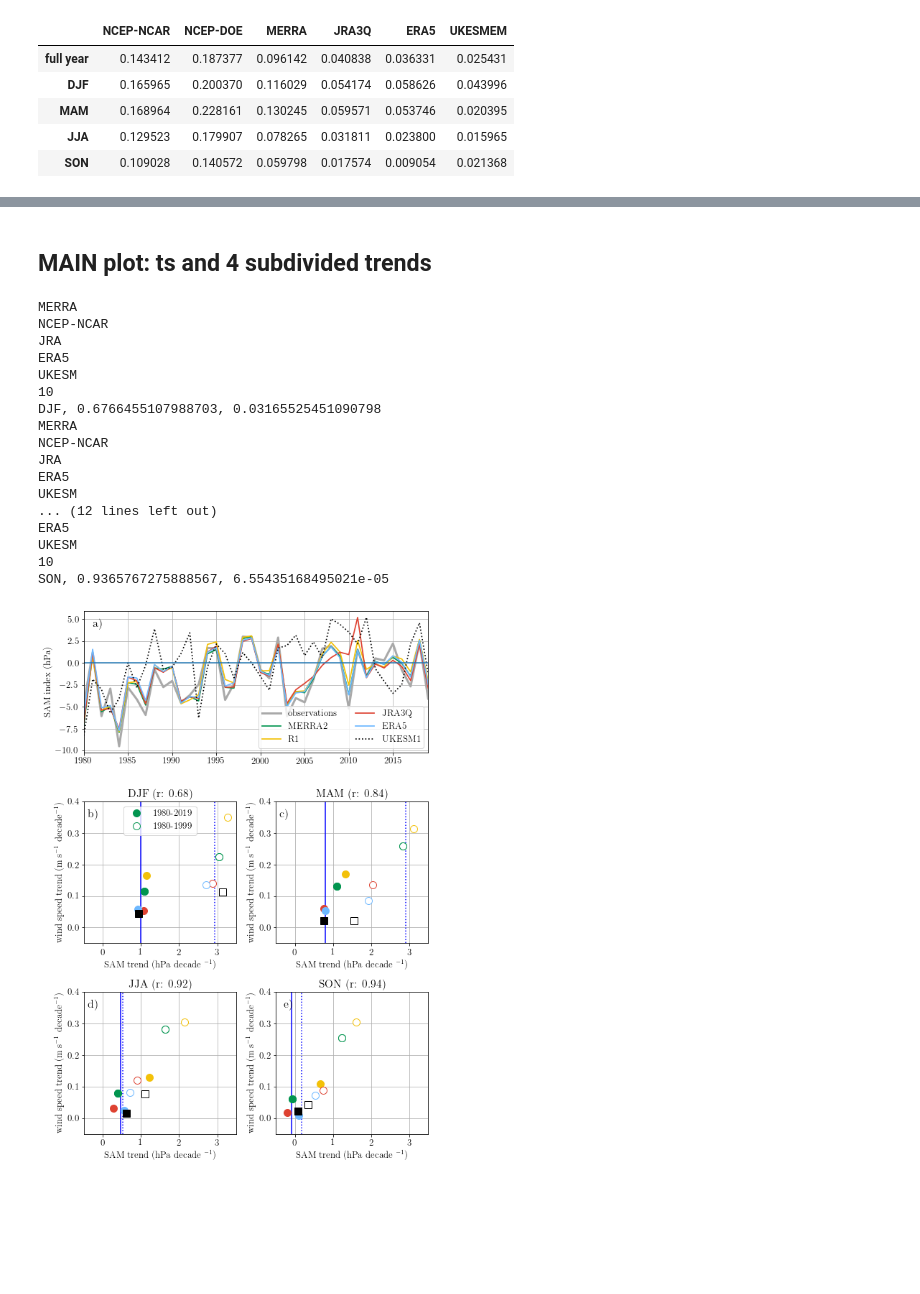
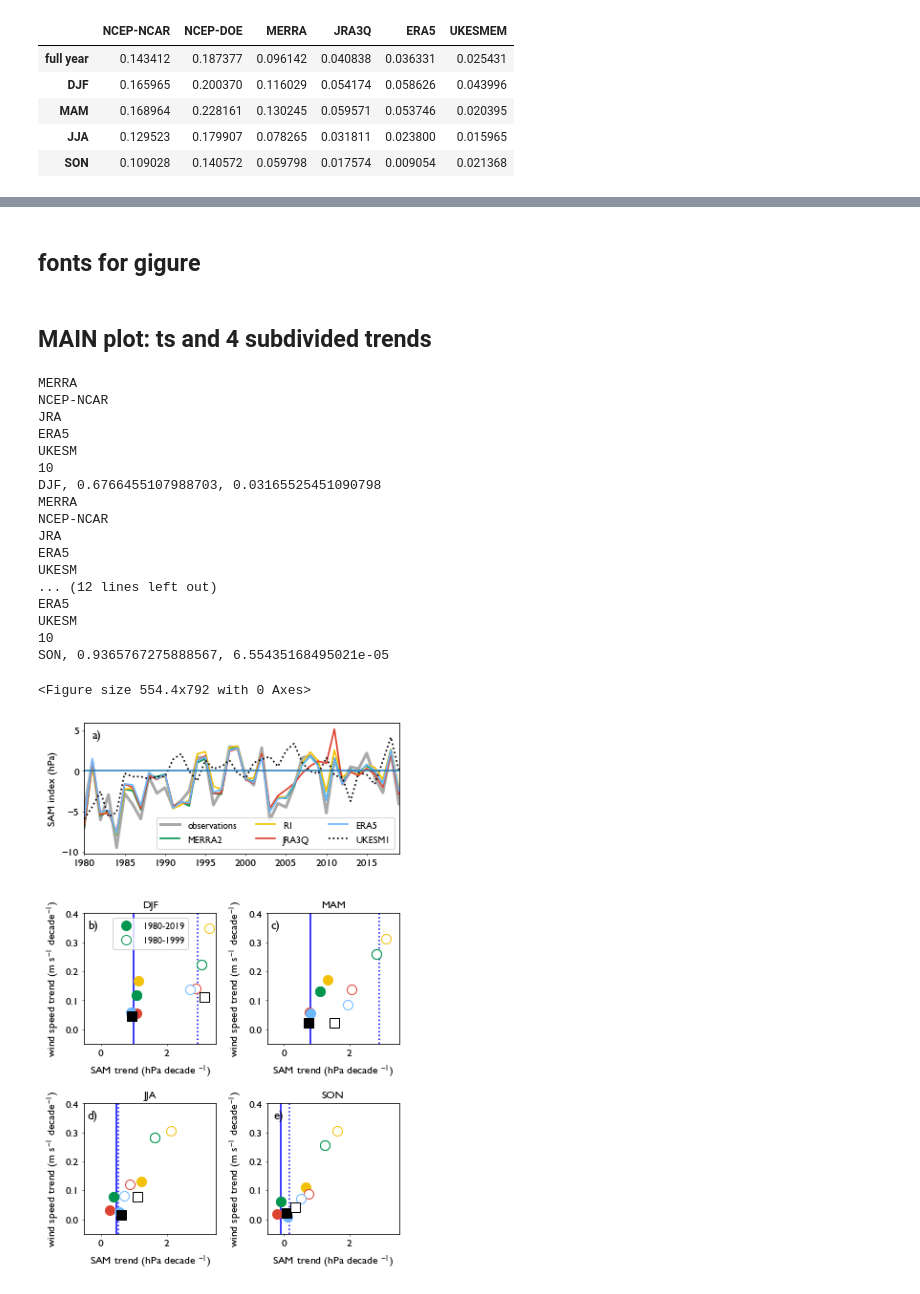
Before and after one commit to tjarnikova/windEval, a Jupyter notebook: plottingCode/Fig-SAM.ipynb, the cells around one changed output, grey strips where cells are left out. Drawn from its saved outputs; the diff is of its cells as text; code cells hidden in the pictures; blank space fills up the shorter version.

```diff
--- a/plottingCode/Fig-SAM.ipynb
+++ b/plottingCode/Fig-SAM.ipynb
@@ -788,0 +247,2 @@ plt.tight_layout()
+# %% [markdown]
+## fonts for gigure
@@ -800,7 +322,11 @@ def moving_average(timeseries, n = 3):
 fact = 1.1
 
 # Create a figure and define the gridspec layout
-fig = plt.figure(figsize=(7.*fact, 10*fact))  # Adjust figure size as needed
+fig = plt.figure(figsize=(7.*fact, 10*fact))
+
+fact = 0.9
+fig = plt.figure(figsize=(6.1*fact, 9.2*fact))
+# Adjust figure size as needed
 gs = fig.add_gridspec(3, 2)
 # Left two subplots with a 1.6:1 aspect ratio
 ax1 = fig.add_subplot(gs[0, :])  # Top-left
@@ -907,15 +433,20 @@ for s in range(0,4):
     print(len(xa))
     print(f'{ss[ind]}, {r_value}, {p_value}')
     rounded_number = round(r_value, 2)
-    ax.set_title(f'{ss[ind]} (r: {rounded_number})')
+    #ax.set_title(f'{ss[ind]} (r: {rounded_number})', fontproperties=gill_font)
+    ax.set_title(f'{ss[ind]}', fontproperties=gill_font)
 
     ax.set_xlim([-0.5,3.5])
     ax.set_ylim([-0.05,0.4])
-    ax.grid()
-    ax.set_xlabel('SAM trend (hPa decade $^{-1}$)')
-    ax.set_ylabel('wind speed trend (m s$^{-1}$ decade$^{-1}$)')
-    ax2.legend(loc = 'upper center')
+    # ax.grid()
+    ax.set_xlabel('SAM trend (hPa decade $^{-1}$)', fontproperties=gill_font)
+    ax.set_ylabel('wind speed trend (m s$^{-1}$ decade$^{-1}$)', fontproperties=gill_font)
+    ax2.legend(loc = 'upper center', prop=gill_font_esmall)
 
+    for label in ax.get_xticklabels() + ax.get_yticklabels():
+        label.set_fontproperties(gill_font)
+
+    ax.tick_params(axis='both', length=2, width=0.5, direction='out')
     ind = ind+1
 
 
@@ -940,8 +471,10 @@ for prod in prods2:
 ## FY
 
 
-
-    w = xr.open_dataset(f'/gpfs/data/greenocean2/software/products/windsFromComponents/SAM/{lab}/SAM.nc')
+    if lab == 'UKESM':
+        w = xr.open_dataset(f'/gpfs/data/greenocean2/software/products/windsFromComponents/SAM/UKESMEM/SAM.nc')
+    else:
+        w = xr.open_dataset(f'/gpfs/data/greenocean2/software/products/windsFromComponents/SAM/{lab}/SAM.nc')
     wmn = w.sel(time=(w['time.season'] == 'DJF')).resample(time='Y').mean()
     dt = pd.to_datetime(wmn.time)
     ax1.plot(dt.year,wmn.SAM, color = cd.prod[lab]['col'], linewidth = lw,label = cd.prod[lab]['fnam'],\
@@ -949,6 +482,8 @@ for prod in prods2:
 
     yr = dt.year[0:40]; sam = wmn.SAM.values[0:40]
 
+    for label in ax1.get_xticklabels() + ax1.get_yticklabels():
+        label.set_fontproperties(gill_font)
 
         # ax3.plot(tdat.year,td, color=cd.prod[ds]['col'], label = cd.prod[ds]['fnam'],\
         #     linestyle =cd.prod[ds]['linestyle'], linewidth = 0.5 )
@@ -957,41 +492,44 @@ for prod in prods2:
     #         linestyle = ls)
 
 
-ax1.legend(ncol =2, loc = 'best')
-ax1.grid()
+ax1.legend(ncol =3, loc = 'best', prop=gill_font_esmall)
+ax1.tick_params(axis='both', length=2, width=0.5, direction='out')
+#ax1.grid()
 ax1.set_xlim([1980,2019])
 ax1.axhline(y=0)
-ax1.set_ylabel('SAM index (hPa)')
+ax1.set_ylabel('SAM index (hPa)', fontproperties=gill_font)
 
+fs = 13
 ax1.text(0.025, 0.95, 'a)', transform=ax1.transAxes,
-        fontsize=16, va='top', ha='left')
+        fontsize=fs, va='top', ha='left', fontproperties=gill_font)
 ax2.text(0.025, 0.95, 'b)', transform=ax2.transAxes,
-       fontsize=16, va='top', ha='left')
+       fontsize=fs, va='top', ha='left', fontproperties=gill_font)
 ax3.text(0.025, 0.95, 'c)', transform=ax3.transAxes,
-        fontsize=16, va='top', ha='left')
+        fontsize=fs, va='top', ha='left', fontproperties=gill_font)
 ax4.text(0.025, 0.95, 'd)', transform=ax4.transAxes,
-        fontsize=16, va='top', ha='left')
+        fontsize=fs, va='top', ha='left', fontproperties=gill_font)
 ax5.text(0.05, 0.95, 'e)', transform=ax5.transAxes,
-        fontsize=16, va='top', ha='left')
+        fontsize=fs, va='top', ha='left', fontproperties=gill_font)
 
 plt.tight_layout()
-#fig.savefig('./plts/Fig-SAM.jpg', dpi = 300, bbox_inches='tight')
+fig.savefig('./plts-gill/Fig-SAM.jpg', dpi = 300, bbox_inches='tight')
 # %% [output]
 MERRA
 NCEP-NCAR
 JRA
 ERA5
 UKESM
 10
 DJF, 0.6766455107988703, 0.03165525451090798
 MERRA
 NCEP-NCAR
 JRA
 ERA5
 UKESM
 ... (12 lines left out)
 ERA5
 UKESM
 10
 SON, 0.9365767275888567, 6.55435168495021e-05
+<Figure size 554.4x792 with 0 Axes>
-[figure, old version]
+[figure, new version]
```
Also changed, not shown: parts of 15 cells of this notebook.
